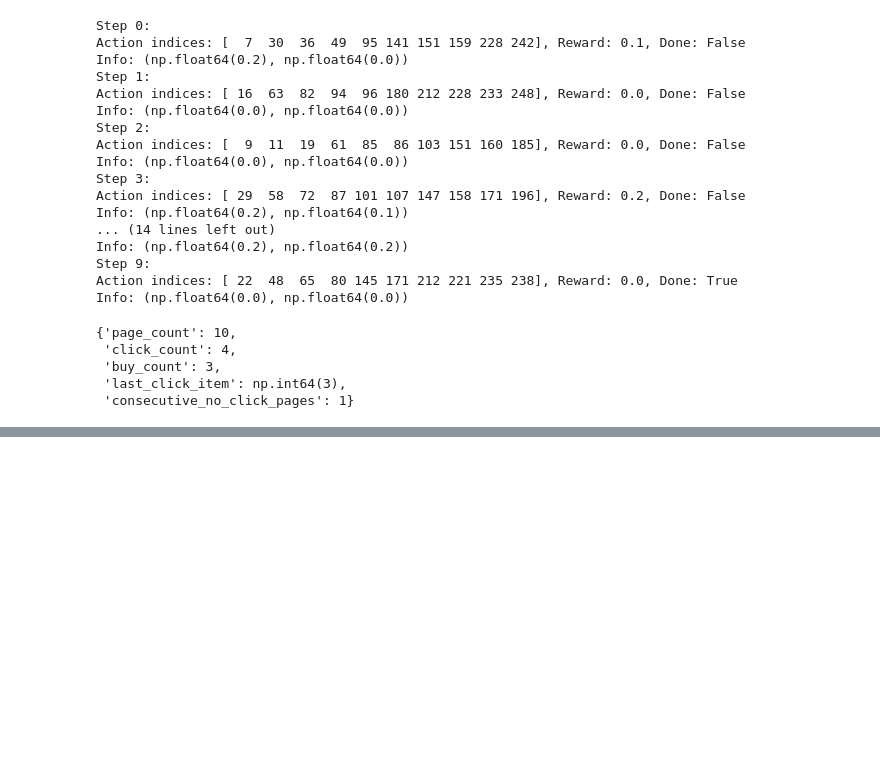
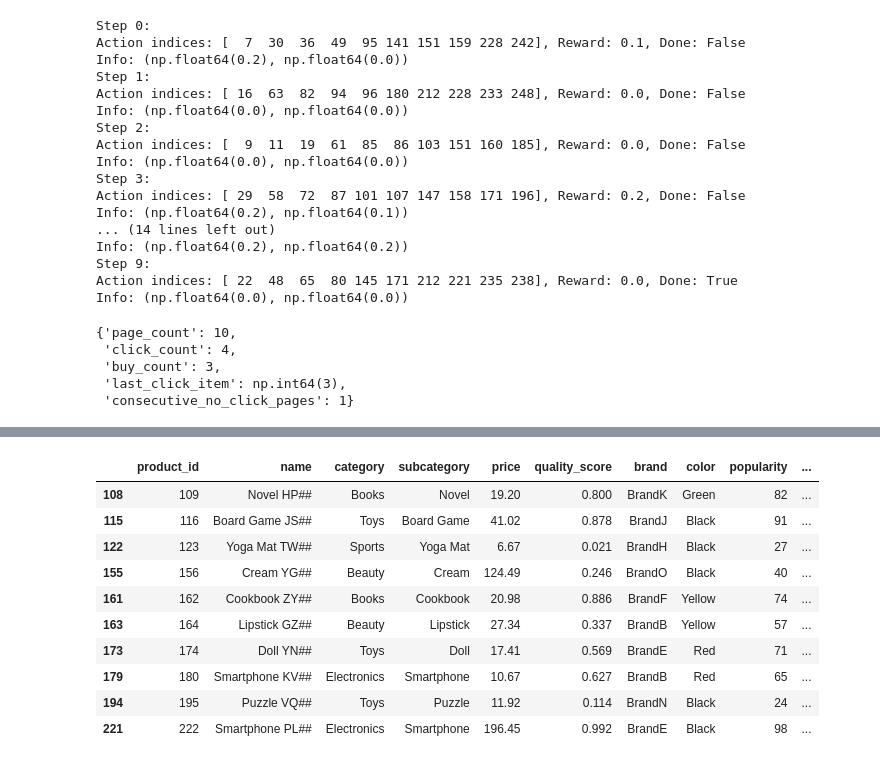
Before and after one commit to ernestknurov/simshop, a Jupyter notebook: notebooks/exploration.ipynb, the cells around one changed output, grey strips where cells are left out. Saved outputs shown, nothing was run; the diff lists cells and outputs as text; code cells hidden in the pictures; blank space fills up the shorter version.

```diff
--- a/notebooks/exploration.ipynb
+++ b/notebooks/exploration.ipynb
@@ -172,0 +230,24 @@ state['history']
+# %%
+user = username_to_user["familiarity_seeker"]
+# user = username_to_user["cheap_seeker"]
+recommender = name_to_recommender["random"]
+# recommender = name_to_recommender["popularity"]
+env = ShopEnv(items)
+# %%
+state = env.reset(user)  # Initial state
+done = False
+action = None
+# %%
+while not done:
+    candidates = state['candidates']
+    action = recommender.recommend(state)
+    state, reward, done, info = env.step(action, user)
+    recommended_items = candidates.iloc[action_to_indices(action)]
+    utility = user.utility(recommended_items)
+    combined_df = pd.concat([recommended_items[['product_id', 'popularity', 'price']], utility], axis=1)
+    # value = recommended_items['quality_score'] / recommended_items['price']
+    # combined_df = pd.concat([recommended_items[['product_id', 'quality_score', 'price']], value, utility], axis=1)
+    print(f"Action indices: {action_to_indices(action)}, Reward: {reward}, Done: {done}")
+    print(f"Info: \nCTR, BTR:{info['click_through_rate'], info['buy_through_rate']}")
+    print_state_info(state)  # Print the state information
+    break
@@ -172,0 +264,14 @@ state['history']
+# %%
+recommended_items
+# %% [output]
+|  | product_id | name | category | subcategory | price | quality_score | brand | color | popularity | ... |
+| 108 | 109 | Novel HP## | Books | Novel | 19.20 | 0.800 | BrandK | Green | 82 | ... |
+| 115 | 116 | Board Game JS## | Toys | Board Game | 41.02 | 0.878 | BrandJ | Black | 91 | ... |
+| 122 | 123 | Yoga Mat TW## | Sports | Yoga Mat | 6.67 | 0.021 | BrandH | Black | 27 | ... |
+| 155 | 156 | Cream YG## | Beauty | Cream | 124.49 | 0.246 | BrandO | Black | 40 | ... |
+| 161 | 162 | Cookbook ZY## | Books | Cookbook | 20.98 | 0.886 | BrandF | Yellow | 74 | ... |
+| 163 | 164 | Lipstick GZ## | Beauty | Lipstick | 27.34 | 0.337 | BrandB | Yellow | 57 | ... |
+| 173 | 174 | Doll YN## | Toys | Doll | 17.41 | 0.569 | BrandE | Red | 71 | ... |
+| 179 | 180 | Smartphone KV## | Electronics | Smartphone | 10.67 | 0.627 | BrandB | Red | 65 | ... |
+| 194 | 195 | Puzzle VQ## | Toys | Puzzle | 11.92 | 0.114 | BrandN | Black | 24 | ... |
+| 221 | 222 | Smartphone PL## | Electronics | Smartphone | 196.45 | 0.992 | BrandE | Black | 98 | ... |
```
Also changed, not shown: parts of 6 cells of this notebook, 2 other files.
